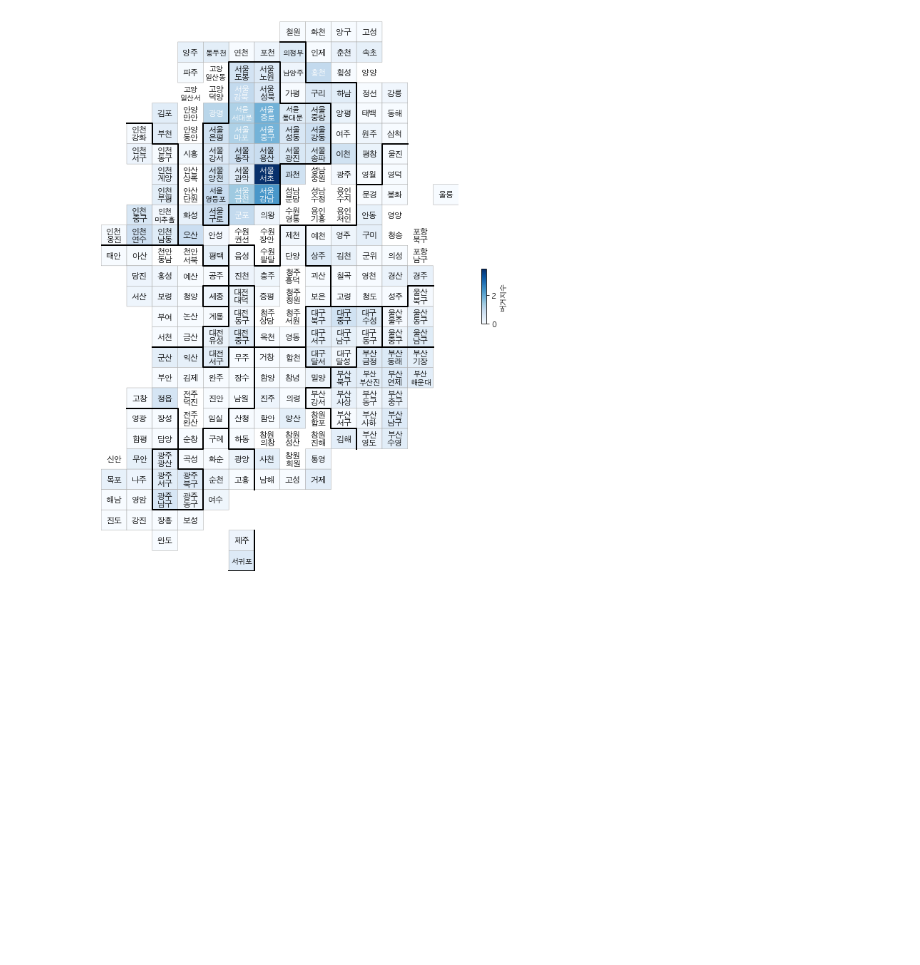
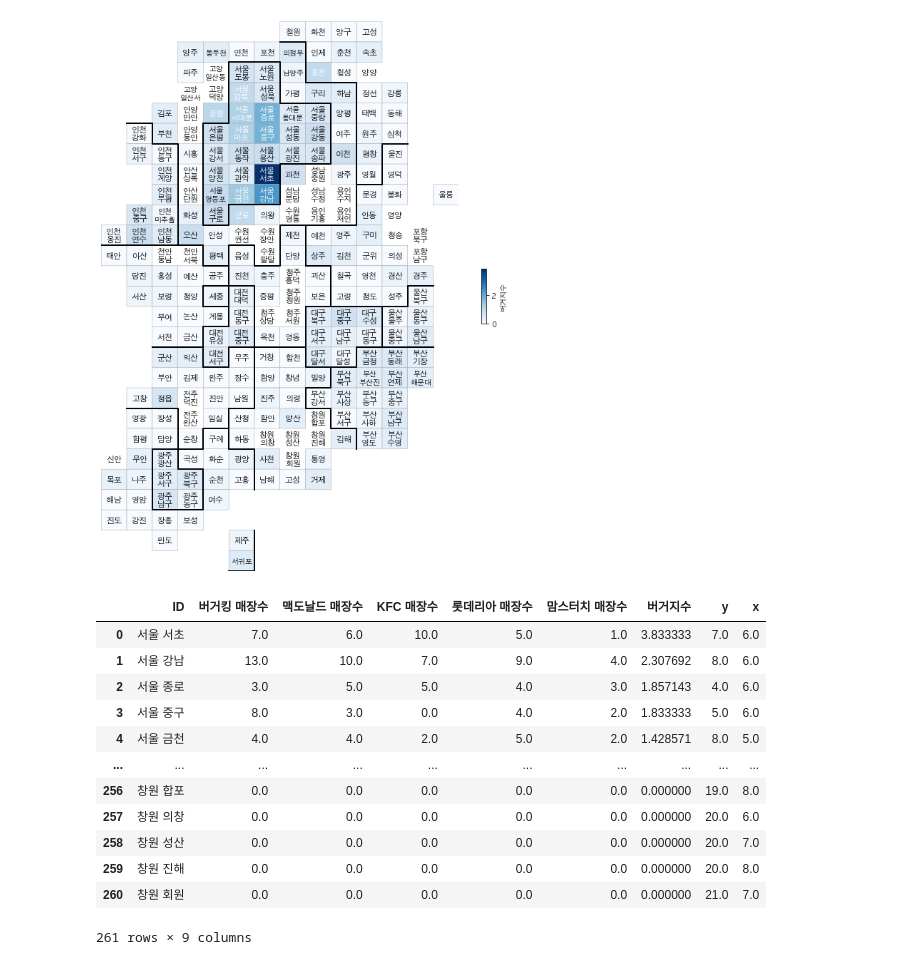
Before and after one commit to Wootae94/Flask-Web, a Jupyter notebook: 03.DataAnalysisModule/tmp.ipynb, the cells around one changed output. Cells and saved outputs as stored; diff of their text form; code cells hidden in the pictures; blank space fills up the shorter version.

```diff
--- a/03.DataAnalysisModule/tmp.ipynb
+++ b/03.DataAnalysisModule/tmp.ipynb
@@ -524,3 +524,20 @@ df_burger.to_csv('./static/data/버거지수.csv',sep=',',encoding='utf8',index=
 drawKorea('버거지수', df_burger, 'Blues')
 # %% [output]
 [figure]
+# %%
+df_burger = pd.read_csv('./static/data/버거지수.csv')
+df_burger
+# %% [output]
+|  | ID | 버거킹 매장수 | 맥도날드 매장수 | KFC 매장수 | 롯데리아 매장수 | 맘스터치 매장수 | 버거지수 | y | x |
+| 0 | 서울 서초 | 7.0 | 6.0 | 10.0 | 5.0 | 1.0 | 3.833333 | 7.0 | 6.0 |
+| 1 | 서울 강남 | 13.0 | 10.0 | 7.0 | 9.0 | 4.0 | 2.307692 | 8.0 | 6.0 |
+| 2 | 서울 종로 | 3.0 | 5.0 | 5.0 | 4.0 | 3.0 | 1.857143 | 4.0 | 6.0 |
+| 3 | 서울 중구 | 8.0 | 3.0 | 0.0 | 4.0 | 2.0 | 1.833333 | 5.0 | 6.0 |
+| 4 | 서울 금천 | 4.0 | 4.0 | 2.0 | 5.0 | 2.0 | 1.428571 | 8.0 | 5.0 |
+| ... | ... | ... | ... | ... | ... | ... | ... | ... | ... |
+| 256 | 창원 합포 | 0.0 | 0.0 | 0.0 | 0.0 | 0.0 | 0.000000 | 19.0 | 8.0 |
+| 257 | 창원 의창 | 0.0 | 0.0 | 0.0 | 0.0 | 0.0 | 0.000000 | 20.0 | 6.0 |
+| 258 | 창원 성산 | 0.0 | 0.0 | 0.0 | 0.0 | 0.0 | 0.000000 | 20.0 | 7.0 |
+| 259 | 창원 진해 | 0.0 | 0.0 | 0.0 | 0.0 | 0.0 | 0.000000 | 20.0 | 8.0 |
+| 260 | 창원 회원 | 0.0 | 0.0 | 0.0 | 0.0 | 0.0 | 0.000000 | 21.0 | 7.0 |
+261 rows × 9 columns
```
Also changed, not shown: parts of 17 cells of this notebook, 22 other files.
